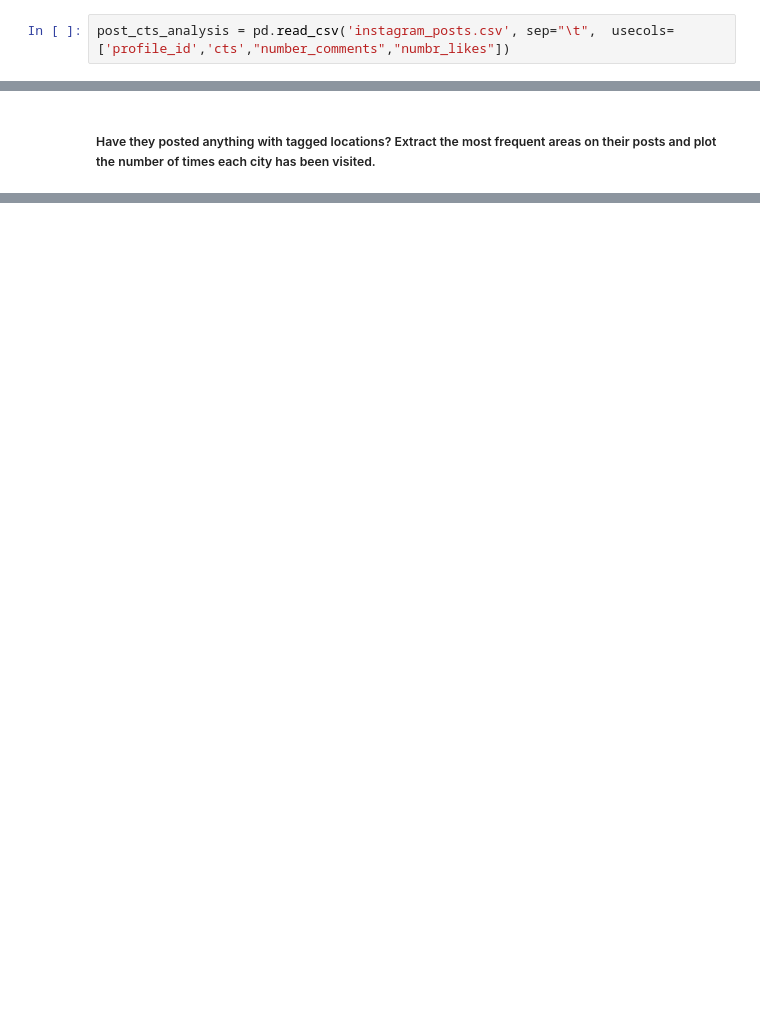
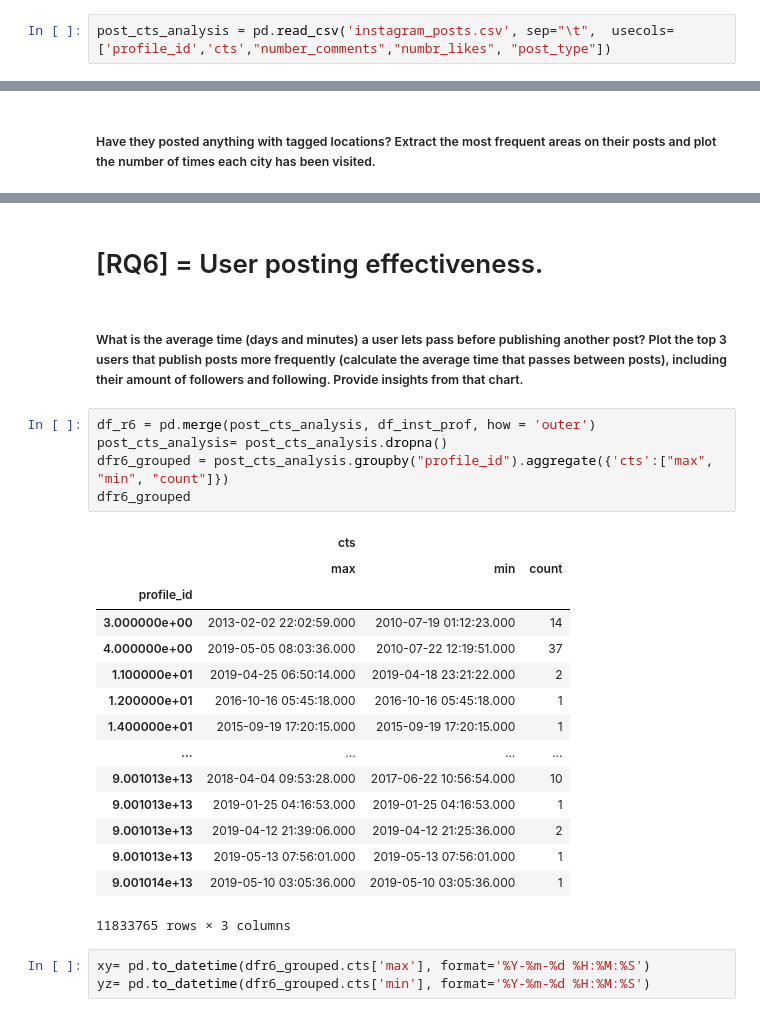
Before and after one commit to MichelaLombardi/ADM-HMWK_2, a Jupyter notebook: NBK_HMWK_2.ipynb, the cells around one changed output, grey strips where cells are left out. Drawn from its saved outputs; the diff is of its cells as text; blank space fills up the shorter version.

```diff
--- a/NBK_HMWK_2.ipynb
+++ b/NBK_HMWK_2.ipynb
@@ -302,7 +302,7 @@ The majority of users in this dataset are using Instangram for personal entertai
 # %% [markdown]
 ##### What is the most common time in which users publish their posts?
 # %%
-post_cts_analysis = pd.read_csv('instagram_posts.csv', sep="\t",  usecols=['profile_id','cts',"number_comments","numbr_likes"])
+post_cts_analysis = pd.read_csv('instagram_posts.csv', sep="\t",  usecols=['profile_id','cts',"number_comments","numbr_likes", "post_type"])
 # %%
 time_mode = pd.to_datetime(post_cts_analysis['cts']).dt.strftime('%H:%M:%S').mode() # get requested time format
 
@@ -494,0 +547,28 @@ Instangram is the profile with the biggest number of followers but it's not the
+# %% [markdown]
+# [RQ6] = User posting effectiveness.
+# %% [markdown]
+##### What is the average time (days and minutes) a user lets pass before publishing another post? Plot the top 3 users that publish posts more frequently (calculate the average time that passes between posts), including their amount of followers and following. Provide insights from that chart.
+# %%
+df_r6 = pd.merge(post_cts_analysis, df_inst_prof, how = 'outer')
+post_cts_analysis= post_cts_analysis.dropna()
+dfr6_grouped = post_cts_analysis.groupby("profile_id").aggregate({'cts':["max", "min", "count"]})
+dfr6_grouped
+# %% [output]
+|  | cts |  |  |
+|  | max | min | count |
+| profile_id |  |  |  |
+| 3.000000e+00 | 2013-02-02 22:02:59.000 | 2010-07-19 01:12:23.000 | 14 |
+| 4.000000e+00 | 2019-05-05 08:03:36.000 | 2010-07-22 12:19:51.000 | 37 |
+| 1.100000e+01 | 2019-04-25 06:50:14.000 | 2019-04-18 23:21:22.000 | 2 |
+| 1.200000e+01 | 2016-10-16 05:45:18.000 | 2016-10-16 05:45:18.000 | 1 |
+| 1.400000e+01 | 2015-09-19 17:20:15.000 | 2015-09-19 17:20:15.000 | 1 |
+| ... | ... | ... | ... |
+| 9.001013e+13 | 2018-04-04 09:53:28.000 | 2017-06-22 10:56:54.000 | 10 |
+| 9.001013e+13 | 2019-01-25 04:16:53.000 | 2019-01-25 04:16:53.000 | 1 |
+| 9.001013e+13 | 2019-04-12 21:39:06.000 | 2019-04-12 21:25:36.000 | 2 |
+| 9.001013e+13 | 2019-05-13 07:56:01.000 | 2019-05-13 07:56:01.000 | 1 |
+| 9.001014e+13 | 2019-05-10 03:05:36.000 | 2019-05-10 03:05:36.000 | 1 |
+11833765 rows × 3 columns
+# %%
+xy= pd.to_datetime(dfr6_grouped.cts['max'], format='%Y-%m-%d %H:%M:%S')
+yz= pd.to_datetime(dfr6_grouped.cts['min'], format='%Y-%m-%d %H:%M:%S')
```
Also changed, not shown: parts of 14 cells of this notebook.
